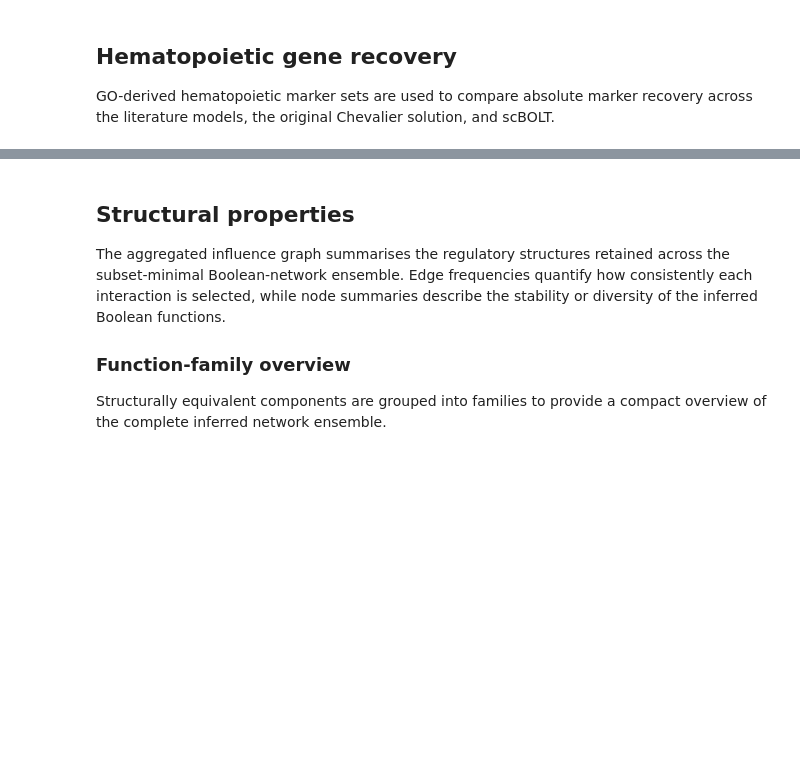
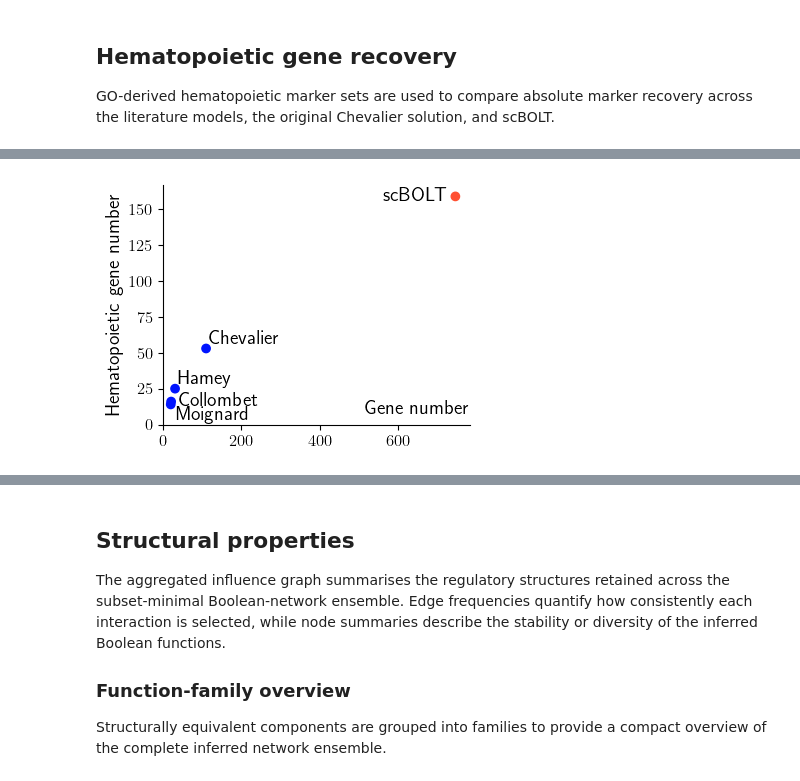
Before and after one commit to bnediction/scbolt-case-studies, a Jupyter notebook: hematopoiesis/notebooks/bn.ipynb, the cells around one changed output, grey strips where cells are left out. Drawn from its saved outputs; the diff is of its cells as text; code cells hidden in the pictures; blank space fills up the shorter version.

```diff
--- a/hematopoiesis/notebooks/bn.ipynb
+++ b/hematopoiesis/notebooks/bn.ipynb
@@ -578,48 +673,54 @@ plt.close()
 # %%
 # Absolute hematopoietic gene recovery across models
 
 x = [len(gene) for gene in genes.values()]
 y = enlarged_hematopoiesis_number.values()
 
 colors = [
     bt.omics.pl.get_color("red") if model == "scBOLT" else bt.omics.pl.get_color("blue")
     for model in enlarged_hematopoiesis_number
 ]
 
-fig, ax = plt.subplots(figsize=(4, 4))
+fig, ax = plt.subplots(figsize=(4, 3))
 
 ax.scatter(x, y, c=colors, alpha=1)
 
+label_offsets = {
+    "Collombet": (6, 0),
+    "Hamey": (2, 0.5),
+    "Moignard": (4, -2),
+    "Chevalier": (2, 0.5),
+    "scBOLT": (-6, 0),
+}
+
 for k, xi, yi in zip(enlarged_hematopoiesis_number, x, y):
-    if k == "scBOLT":
-        ax.text(xi, yi + 0.3, k, fontsize=14, ha="right", va="bottom")
-    elif k == "Moignard":
-        ax.text(xi + 3, yi + 3, k, fontsize=14, ha="left", va="bottom")
-    else:
-        ax.text(
-            xi + 3,
-            yi,
-            k,
-            fontsize=14,
-            ha="left",
-            va="bottom" if k != "Chevalier" else "top",
-        )
+    x_offset, y_offset = label_offsets.get(k, (6, 0))
+    ax.annotate(
+        k,
+        xy=(xi, yi),
+        xytext=(x_offset, y_offset),
+        textcoords="offset points",
+        fontsize=14,
+        ha="right" if k == "scBOLT" else "left",
+        va="bottom" if y_offset > 0 else "top" if y_offset < 0 else "center",
+    )
 
-ax.set_xlim(0, max(x) + 5)
-ax.set_ylim(0, max(y) + 2)
-# ax.set_yticks([5, 10, 15, 20])
+ax.set_xlim(0, max(x) * 1.05)
+ax.set_ylim(0, max(y) * 1.05)
 
-ax.set_xlabel("Gene number", fontsize=16)
-ax.set_ylabel("Hematopoietic gene number", fontsize=16)
+ax.set_xlabel("Gene number", fontsize=14, loc="right")
+ax.xaxis.set_label_coords(1.0, 0.1)
+ax.set_ylabel("Hematopoietic gene number", fontsize=14)
 
-plt.tight_layout()
+fig.tight_layout()
+fig.savefig(
+    FIGURE_DIR / "enlarged_hematopoietic_gene_recovery.pdf",
+    bbox_inches="tight",
+)
 plt.show()
-# plt.savefig(
-#    "hematopoietic_gene_recovery.pdf",
-#    dpi=300,
-#    bbox_inches="tight"
-# )
 plt.close()
+# %% [output]
+[figure, added]
 # %%
 go_terms = {
     "HSC": ["GO:0060218", "GO:1902036", "GO:1902033", "GO:0035162"],
```
Also changed, not shown: parts of 18 cells of this notebook, 5 other files.
